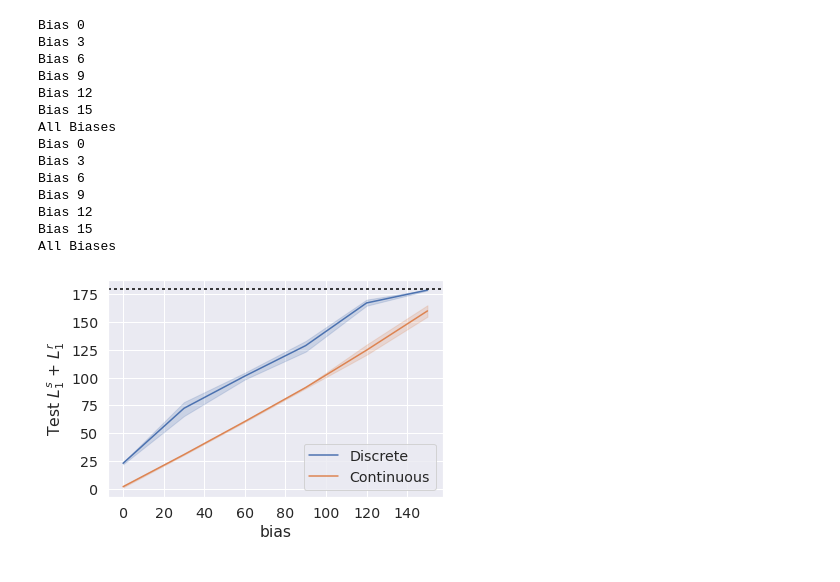
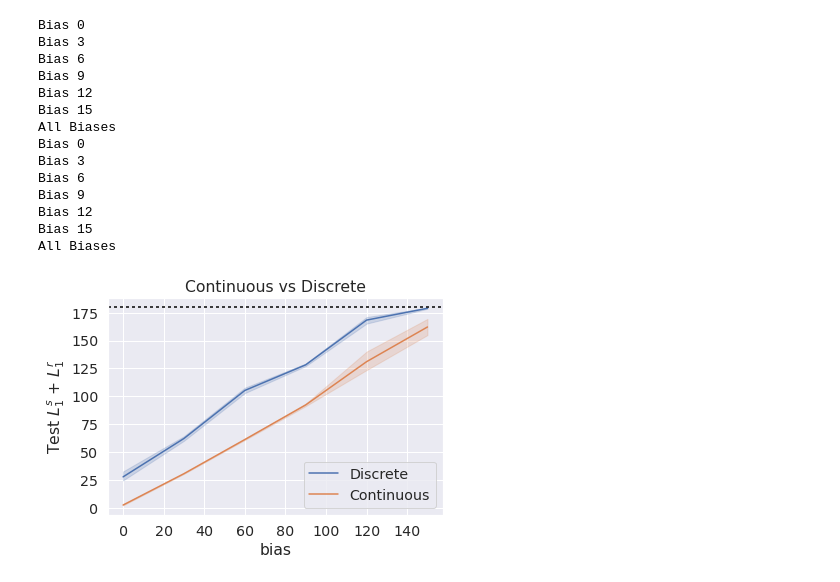
Before and after one commit to mnoukhov/emergent-compete, a Jupyter notebook: notebooks/Best Results Plot.ipynb, the cells around one changed output. Drawn from its saved outputs; the diff is of its cells as text; code cells hidden in the pictures.

```diff
--- a/notebooks/Best Results Plot.ipynb
+++ b/notebooks/Best Results Plot.ipynb
@@ -83,6 +83,7 @@ def plot(logdir, savedir=None, name='error', last_epochs=10, show=True, verbose=
         plt.axhline(fair_error, label='fair split', color="grey", dashes=(2,2,2,2))
 
         plt.ylabel(r'Test $L_1$ loss')
+#         plt.title(rf'bias ${bias*10}\degree$')
 
         if savedir:
             plt.savefig(savepath / f'{name}.png',  bbox_inches='tight')
@@ -98,7 +99,7 @@ def plot(logdir, savedir=None, name='error', last_epochs=10, show=True, verbose=
     return [error_last[i*last_epochs:(i+1)*last_epochs]['test_l1_error'].mean() for i in range(5)]
 
 
-def plot_hyperparam_results(results_dir, label='', savepath=None, last_epochs=10, show=True):
+def plot_hyperparam_results(results_dir, label='', savepath=None, last_epochs=10, show=True, title='', skip_18=True):
     results_path = Path(results_dir)
 
     results = []
@@ -121,7 +122,7 @@ def plot_hyperparam_results(results_dir, label='', savepath=None, last_epochs=10
 
         results.append({
             'bias': bias,
-            'name': f'{label}-bias{bias}',
+            'name': f'{results_path.name}-bias{bias}',
             'path': result_folder,
         })
 
@@ -131,6 +132,9 @@ def plot_hyperparam_results(results_dir, label='', savepath=None, last_epochs=10
         bias = bias_result['bias']
         folder_path = bias_result['path']
         name = bias_result['name']
+
+        if bias == 18 and skip_18:
+            continue
 
         try:
             print(f'Bias {bias}')
@@ -144,10 +148,11 @@ def plot_hyperparam_results(results_dir, label='', savepath=None, last_epochs=10
 
     print(f'All Biases')
     if show:
-        plt.axhline(torch.tensor(360 / 2), label='no communication', color="black", dashes=(2,2,2,2))
+        plt.axhline(torch.tensor(360 / 2), color="black", dashes=(2,2,2,2))
 
-    sns.lineplot(data=df, x=df['bias']*10, y=df['seed_score']*10, label=label)
+    sns.lineplot(data=df, x=df['bias']*10, label=label, y=df['seed_score']*10)
     plt.ylabel(r'Test $L_1^s$ + $L_1^r$')
+    plt.title(title)
     plt.legend()
     if savepath is not None:
         savepath.mkdir(exist_ok=True)
@@ -159,7 +164,7 @@ def plot_hyperparam_results(results_dir, label='', savepath=None, last_epochs=10
 
     return df
 # %%
-result_dir = Path('$HOME/emergent-compete/results')
+result_dir = Path('/home/mnoukhov/emergent-compete/results')
 # %%
 # Discrete Messages
 
@@ -168,6 +173,6 @@ resultspath = result_dir / 'cat-deter'
 with sns.plotting_context('paper'):
     sns.set(font_scale=1.3)
 
-    plot_hyperparam_results(resultspath, 'Discrete Messages', resultspath / 'plots')
+    plot_hyperparam_results(resultspath, savepath=resultspath / 'plots', title='Sum of Losses vs Bias', skip_18=False)
 # %% [output]
 Bias 0
@@ -187,37 +192,38 @@ Bias 15
 ## Continuous v Discrete
 
 discrete_path = result_dir / 'cat-deter'
-cont_path = result_dir / 'gauss-deter'
+cont_path = result_dir / 'gauss-deter-dim1'
 
 with sns.plotting_context('paper'):
     sns.set(font_scale=1.3)
 
     label='Discrete'
     plot_hyperparam_results(discrete_path, label, discrete_path / 'plots', show=False)
 
     label='Continuous'
     plot_hyperparam_results(cont_path, label, cont_path / 'plots', show=False)
 
     plt.axhline(torch.tensor(360 / 2), color="black", dashes=(2,2,2,2))
 
     plt.ylabel(r'Test $L_1^s$ + $L_1^r$')
+    plt.title('Continuous vs Discrete')
     plt.savefig(f'../results/discrete-v-continuous.png',  bbox_inches='tight')
 # %% [output]
 Bias 0
 Bias 3
 Bias 6
 Bias 9
 Bias 12
 Bias 15
 All Biases
 Bias 0
 Bias 3
 Bias 6
 Bias 9
 Bias 12
 Bias 15
 All Biases
-[figure, old version]
+[figure, new version]
 # %%
 ## Continuous
 
```
Also changed, not shown: parts of 3 cells of this notebook, 3 other files.
